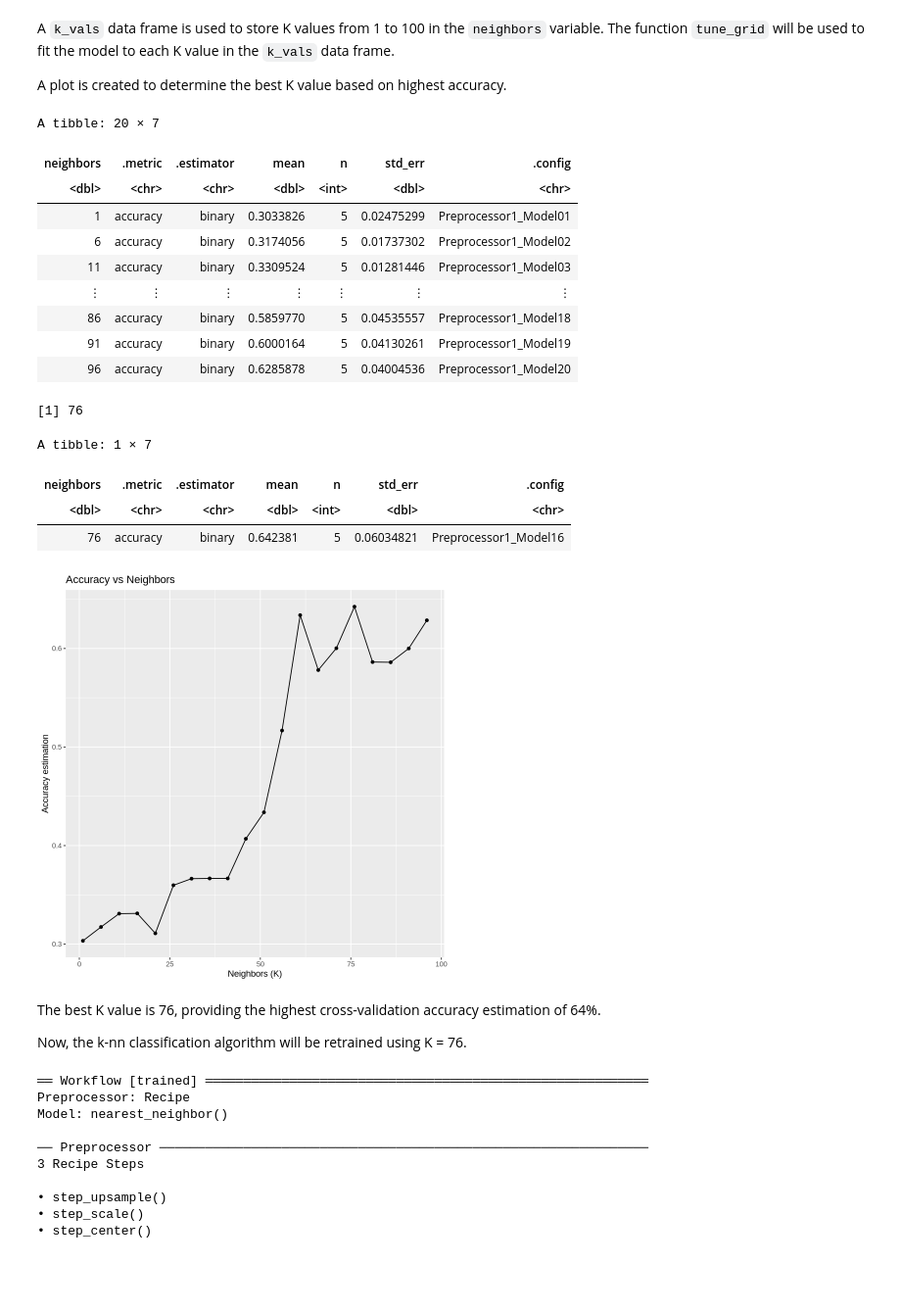
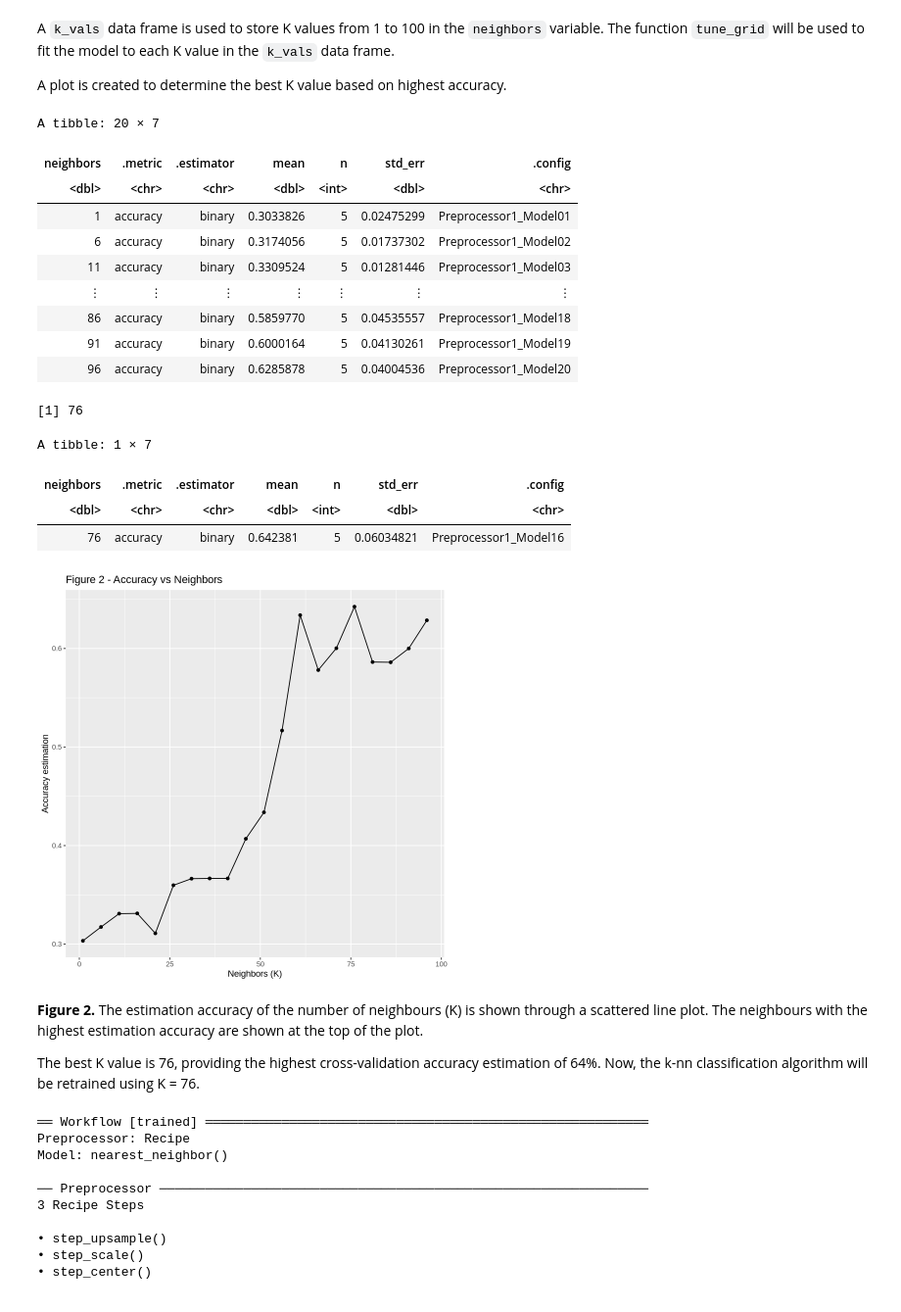
Before and after one commit to zzashleeyj/DSCI100-46-Group-Project, a Jupyter notebook: Final Project 46.ipynb, the cells around one changed output. Shown at 98% size. Drawn from its saved outputs; the diff is of its cells as text; code cells hidden in the pictures; blank space fills up the shorter version.

```diff
--- a/Final Project 46.ipynb
+++ b/Final Project 46.ipynb
@@ -358,39 +369,41 @@ accuracy_plot <- ggplot(accuracies, aes(x = neighbors, y = mean)) +
     geom_point() +
     geom_line() +
     labs(x = "Neighbors (K)", y = "Accuracy estimation") +
-    ggtitle("Accuracy vs Neighbors")
+    ggtitle("Figure 2 - Accuracy vs Neighbors")
 accuracy_plot
 
 best_k <- accuracies |>
     arrange(desc(mean)) |>
     head(1) |>
     pull(neighbors)
 best_k
 
 best_k_accuracy <- training_knn_results |>
     filter(.metric == "accuracy") |>
     filter(neighbors == "76" )
 best_k_accuracy
 # %% [output]
 A tibble: 20 × 7
 | neighbors | .metric | .estimator | mean | n | std_err | .config |
 | <dbl> | <chr> | <chr> | <dbl> | <int> | <dbl> | <chr> |
 | 1 | accuracy | binary | 0.3033826 | 5 | 0.02475299 | Preprocessor1_Model01 |
 | 6 | accuracy | binary | 0.3174056 | 5 | 0.01737302 | Preprocessor1_Model02 |
 | 11 | accuracy | binary | 0.3309524 | 5 | 0.01281446 | Preprocessor1_Model03 |
 | ⋮ | ⋮ | ⋮ | ⋮ | ⋮ | ⋮ | ⋮ |
 | 86 | accuracy | binary | 0.5859770 | 5 | 0.04535557 | Preprocessor1_Model18 |
 | 91 | accuracy | binary | 0.6000164 | 5 | 0.04130261 | Preprocessor1_Model19 |
 | 96 | accuracy | binary | 0.6285878 | 5 | 0.04004536 | Preprocessor1_Model20 |
 [1] 76
 A tibble: 1 × 7
 | neighbors | .metric | .estimator | mean | n | std_err | .config |
 | <dbl> | <chr> | <chr> | <dbl> | <int> | <dbl> | <chr> |
 | 76 | accuracy | binary | 0.642381 | 5 | 0.06034821 | Preprocessor1_Model16 |
-[figure, old version]
+[figure, new version]
 # %% [markdown]
+**Figure 2.** The estimation accuracy of the number of neighbours (K) is shown through a scattered line plot. The neighbours with the highest estimation accuracy are shown at the top of the plot.
+
+
 The best K value is 76, providing the highest cross-validation accuracy estimation of 64%.
-
 Now, the k-nn classification algorithm will be retrained using K = 76.
 # %%
 set.seed(2)
```
Also changed, not shown: parts of 10 cells of this notebook.
